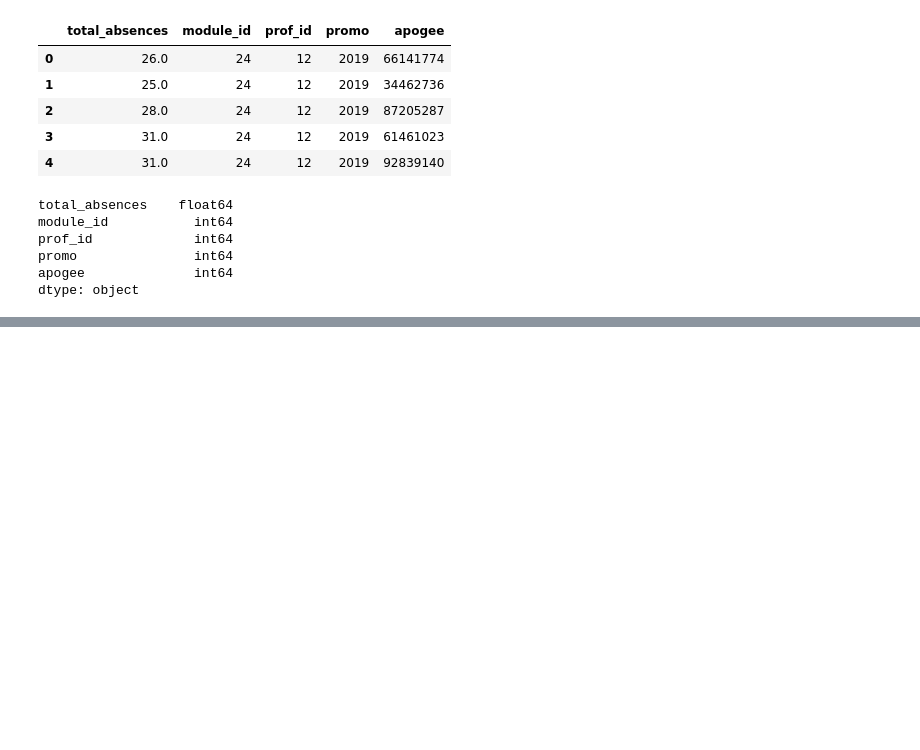
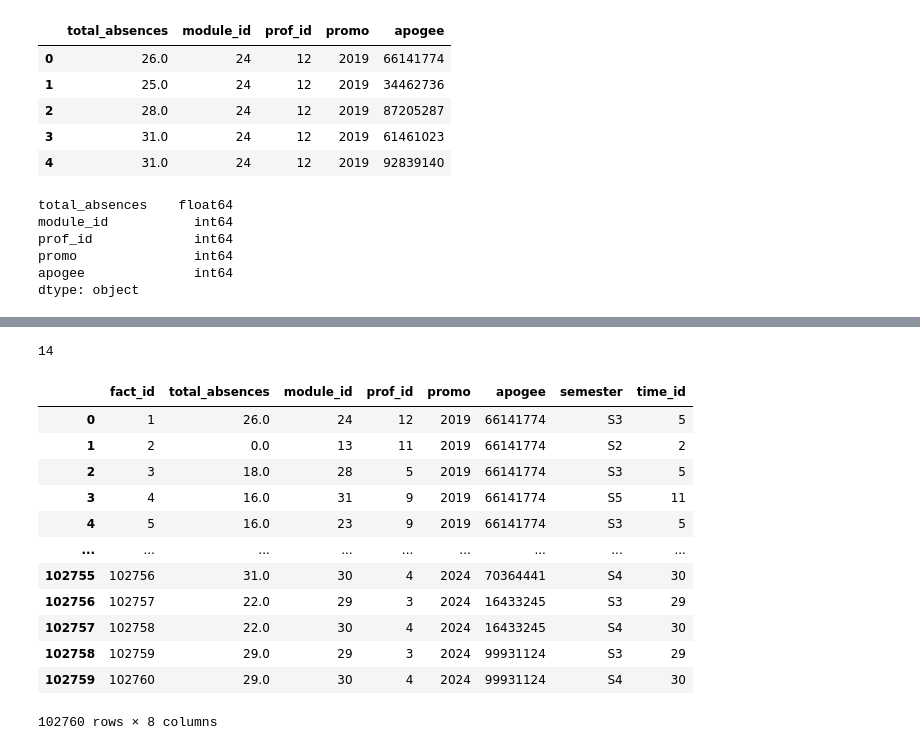
Before and after one commit to MedEZZOUAK/BI_PROJECT_ETL, a Jupyter notebook: ETL.ipynb, the cells around one changed output, grey strips where cells are left out. Cells and saved outputs as stored; diff of their text form; code cells hidden in the pictures; blank space fills up the shorter version.

```diff
--- a/ETL.ipynb
+++ b/ETL.ipynb
@@ -1043,0 +1411,2 @@ conn.close()
+# %%
+last_try=pd.merge(fact_student_performance_df, dim_module_df[['module_id', 'semester']], on='module_id')
@@ -1043,0 +1445,5 @@ conn.close()
+# %%
+#using the promo and semesetre as keys to get the time_id create a map
+time_map = {}
+for index, row in time_df.iterrows():
+    time_map[(row['year'], row['semester'])] = row['time_id']
@@ -1043,0 +1470,38 @@ conn.close()
+# %%
+# Function to map promo and semester to time_id
+def map_to_time_id(row, time_map):
+    # Calculate base year (2016 for promo 2019)
+    base_year = row['promo'] - 3
+    to_year = base_year + 1
+    if row['semester'] in ['S3', 'S4']:
+        base_year += 1
+        to_year += 1
+    elif row['semester'] == 'S5':
+        base_year += 2
+        to_year += 2
+    key = (f"{base_year}/{to_year}", row['semester'])
+    time_id = time_map.get(key)
+    return time_id
+#test the function
+map_to_time_id({'promo': 2021, 'semester': 'S3'}, time_map)
+# %% [output]
+14
+# %%
+# Apply the mapping function to the DataFrame
+last_try['time_id'] = last_try.apply(lambda row: map_to_time_id(row, time_map), axis=1)
+# %%
+last_try
+# %% [output]
+|  | fact_id | total_absences | module_id | prof_id | promo | apogee | semester | time_id |
+| 0 | 1 | 26.0 | 24 | 12 | 2019 | 66141774 | S3 | 5 |
+| 1 | 2 | 0.0 | 13 | 11 | 2019 | 66141774 | S2 | 2 |
+| 2 | 3 | 18.0 | 28 | 5 | 2019 | 66141774 | S3 | 5 |
+| 3 | 4 | 16.0 | 31 | 9 | 2019 | 66141774 | S5 | 11 |
+| 4 | 5 | 16.0 | 23 | 9 | 2019 | 66141774 | S3 | 5 |
+| ... | ... | ... | ... | ... | ... | ... | ... | ... |
+| 102755 | 102756 | 31.0 | 30 | 4 | 2024 | 70364441 | S4 | 30 |
+| 102756 | 102757 | 22.0 | 29 | 3 | 2024 | 16433245 | S3 | 29 |
+| 102757 | 102758 | 22.0 | 30 | 4 | 2024 | 16433245 | S4 | 30 |
+| 102758 | 102759 | 29.0 | 29 | 3 | 2024 | 99931124 | S3 | 29 |
+| 102759 | 102760 | 29.0 | 30 | 4 | 2024 | 99931124 | S4 | 30 |
+102760 rows × 8 columns
```
Also changed, not shown: parts of 31 cells of this notebook, 7 other files.
